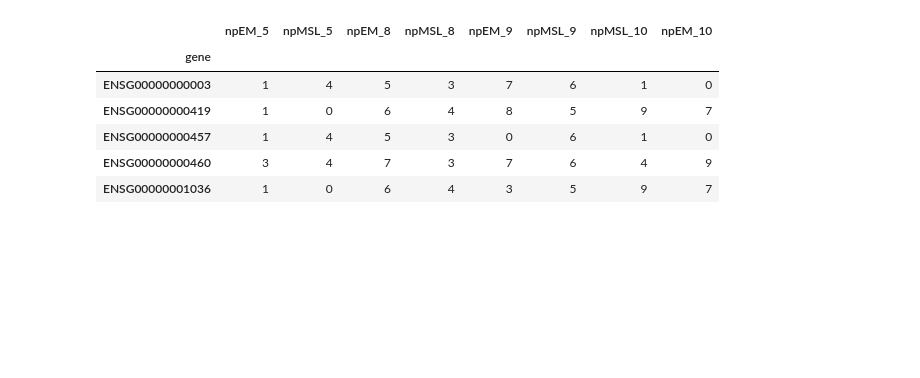
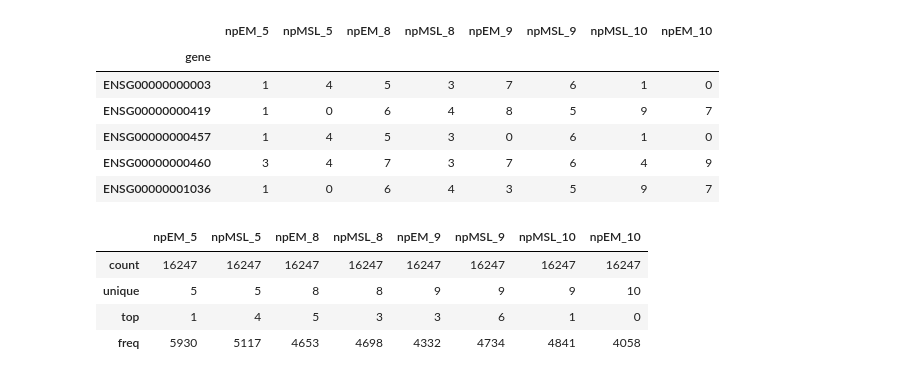
Before and after one commit to Matematikoi/urepc, a Jupyter notebook: urepc_code/cluster_number_testing/posteriors_to_labeled.ipynb, the cells around one changed output. Saved outputs shown, nothing was run; the diff lists cells and outputs as text; code cells hidden in the pictures; blank space fills up the shorter version.

```diff
--- a/urepc_code/cluster_number_testing/posteriors_to_labeled.ipynb
+++ b/urepc_code/cluster_number_testing/posteriors_to_labeled.ipynb
@@ -34,3 +37,11 @@ df.to_csv('./results/np_labels/grouped_labels.csv')
 # %%
 for col in df.columns:
     df[[col]].to_csv('./results/np_labels/labels_{}.csv'.format(col))
+# %%
+df.astype(str).describe(include='all')
+# %% [output]
+|  | npEM_5 | npMSL_5 | npEM_8 | npMSL_8 | npEM_9 | npMSL_9 | npMSL_10 | npEM_10 |
+| count | 16247 | 16247 | 16247 | 16247 | 16247 | 16247 | 16247 | 16247 |
+| unique | 5 | 5 | 8 | 8 | 9 | 9 | 9 | 10 |
+| top | 1 | 4 | 5 | 3 | 3 | 6 | 1 | 0 |
+| freq | 5930 | 5117 | 4653 | 4698 | 4332 | 4734 | 4841 | 4058 |
```
Also changed, not shown: parts of 6 cells of this notebook, 35 other files.
